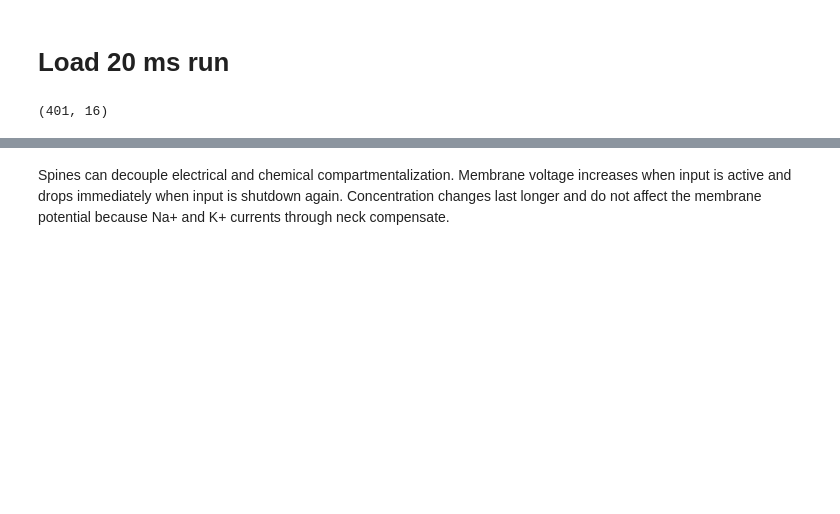
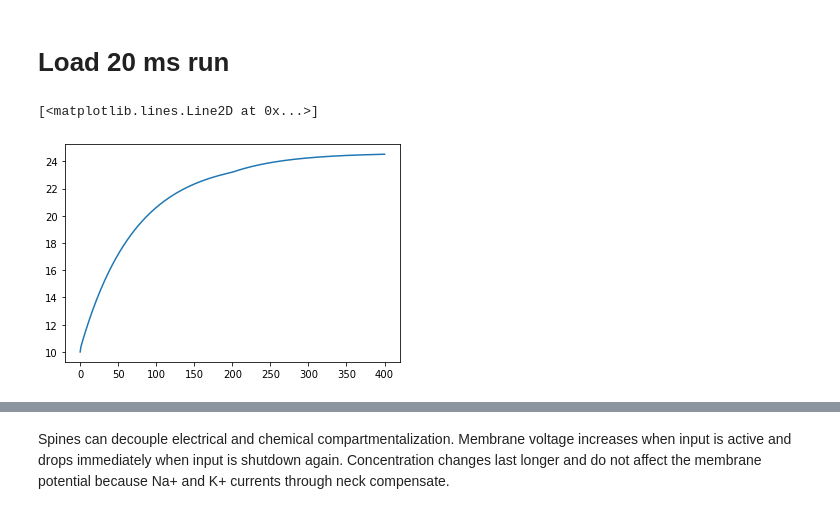
Before and after one commit to feblmu/Eberhardt2024Ion-concentration, a Jupyter notebook: notebooks/analyze_full_run.ipynb, the cells around one changed output, grey strips where cells are left out. Cells and saved outputs as stored; diff of their text form; code cells hidden in the pictures; blank space fills up the shorter version.

```diff
--- a/notebooks/analyze_full_run.ipynb
+++ b/notebooks/analyze_full_run.ipynb
@@ -27,7 +32,8 @@ xx, tt = np.meshgrid(x,t)
 # %%
-print(np.shape(phi))
+plt.plot(c_Na[:,1])
 # %% [output]
-(401, 16)
+[<matplotlib.lines.Line2D at 0x...>]
+[figure, added]
 # %%
 fig = plt.figure(dpi=200, figsize=(3,3))
 pos = [0.1,0.1,0.8,0.8]
```
Also changed, not shown: parts of 7 cells of this notebook, 5 other files.
